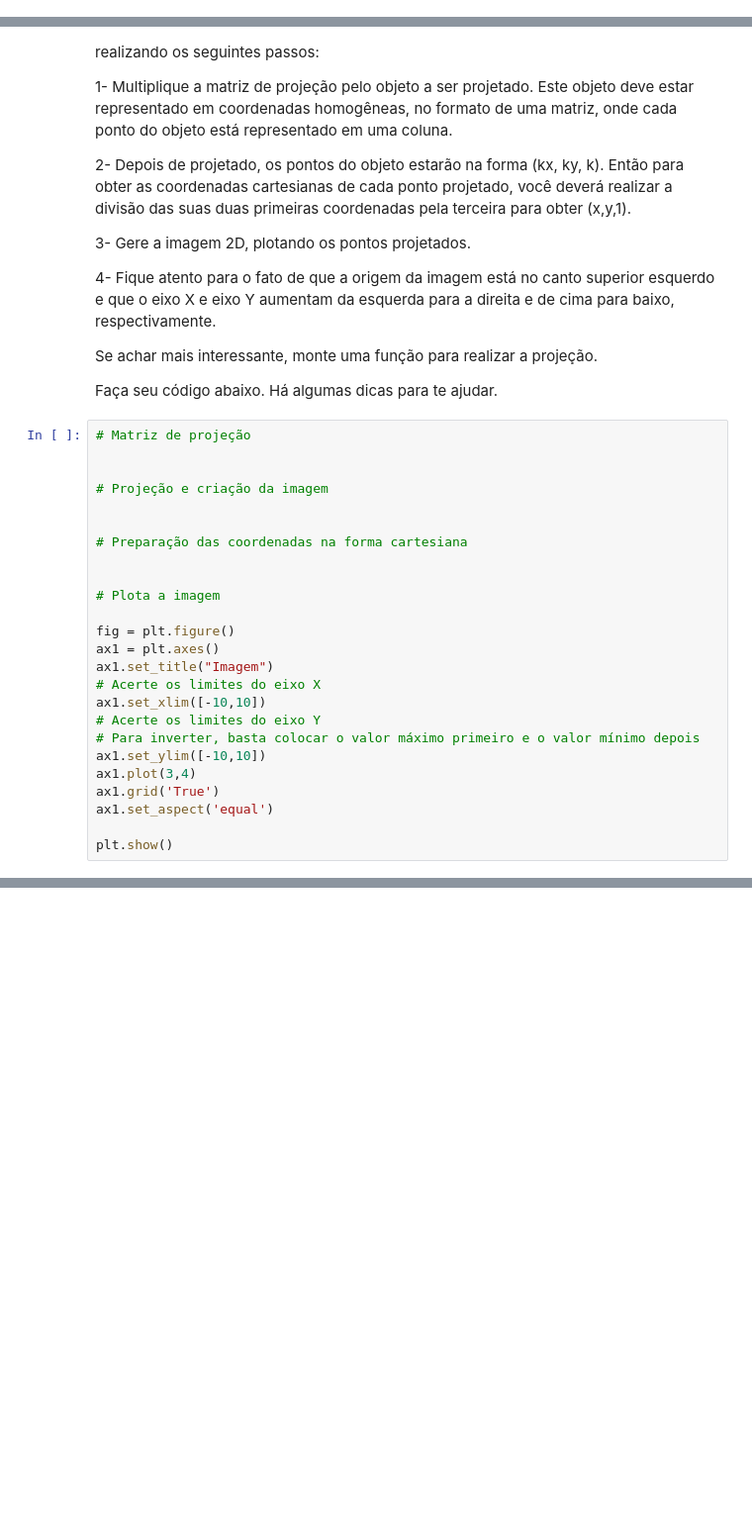
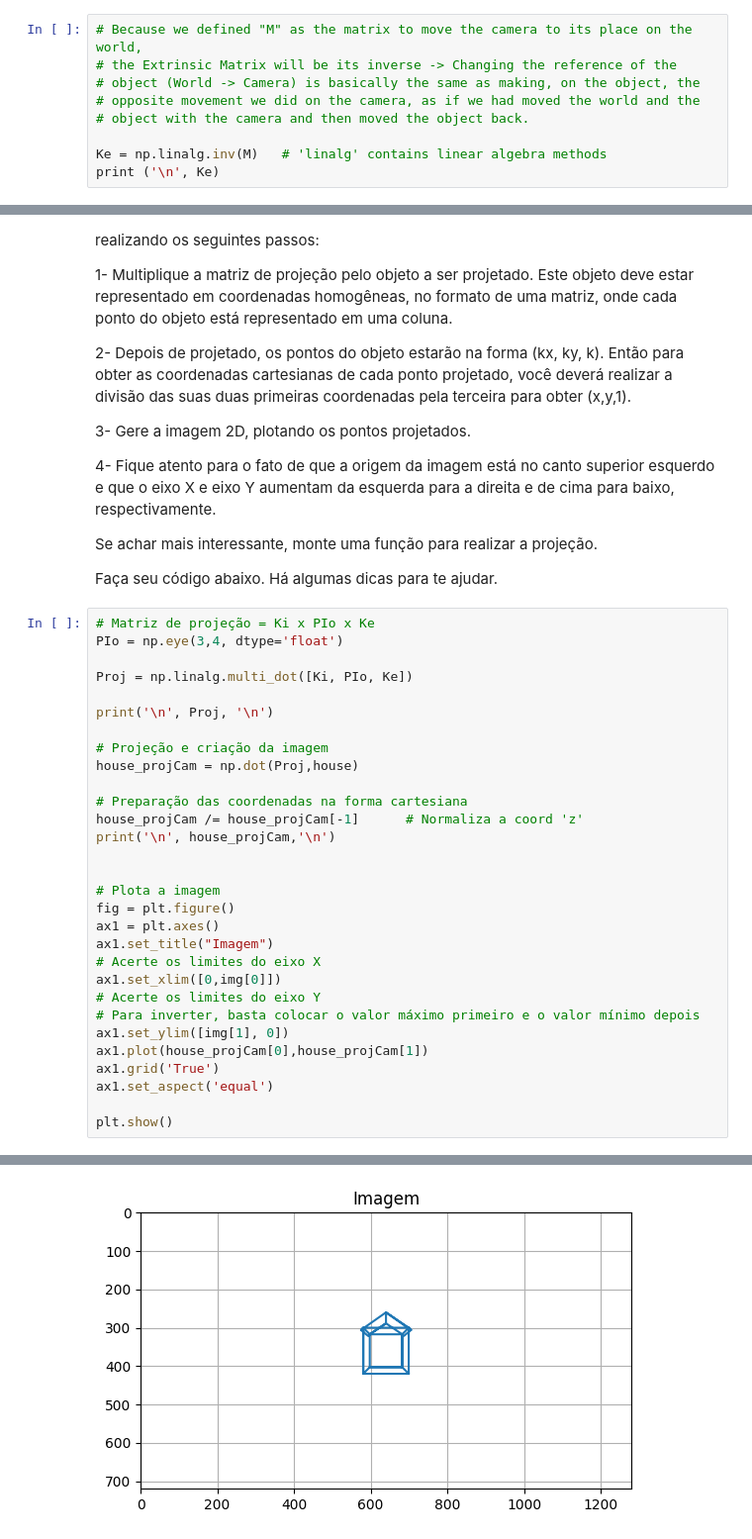
Before and after one commit to MauricioPimenta/ComputerVision, a Jupyter notebook: Mauricio_Bittencourt_Pimenta_projecao_pinhole.ipynb, the cells around one changed output, grey strips where cells are left out. Shown at 99% size. Saved outputs shown, nothing was run; the diff lists cells and outputs as text; blank space fills up the shorter version.

```diff
--- a/Mauricio_Bittencourt_Pimenta_projecao_pinhole.ipynb
+++ b/Mauricio_Bittencourt_Pimenta_projecao_pinhole.ipynb
@@ -186,3 +253,12 @@ Faça seu código abaixo.
 Baseado nas rotações e translação feitas para posicionamento da câmera, defina a matriz de parâmetros extrínsecos.
 
 Faça o código aqui.
+# %%
+# Because we defined "M" as the matrix to move the camera to its place on the world,
+# the Extrinsic Matrix will be its inverse -> Changing the reference of the
+# object (World -> Camera) is basically the same as making, on the object, the
+# opposite movement we did on the camera, as if we had moved the world and the
+# object with the camera and then moved the object back.
+
+Ke = np.linalg.inv(M)   # 'linalg' contains linear algebra methods
+print ('\n', Ke)
@@ -203,27 +284,33 @@ Se achar mais interessante, monte uma função para realizar a projeção.
 
 Faça seu código abaixo. Há algumas dicas para te ajudar.
 # %%
-# Matriz de projeção
+# Matriz de projeção = Ki x PIo x Ke
+PIo = np.eye(3,4, dtype='float')
 
+Proj = np.linalg.multi_dot([Ki, PIo, Ke])
+
+print('\n', Proj, '\n')
 
 # Projeção e criação da imagem
-
+house_projCam = np.dot(Proj,house)
 
 # Preparação das coordenadas na forma cartesiana
+house_projCam /= house_projCam[-1]      # Normaliza a coord 'z'
+print('\n', house_projCam,'\n')
 
 
 # Plota a imagem
-
 fig = plt.figure()
 ax1 = plt.axes()
 ax1.set_title("Imagem")
 # Acerte os limites do eixo X
-ax1.set_xlim([-10,10])
+ax1.set_xlim([0,img[0]])
 # Acerte os limites do eixo Y
 # Para inverter, basta colocar o valor máximo primeiro e o valor mínimo depois
-ax1.set_ylim([-10,10])
-ax1.plot(3,4)
+ax1.set_ylim([img[1], 0])
+ax1.plot(house_projCam[0],house_projCam[1])
 ax1.grid('True')
 ax1.set_aspect('equal')
 
 plt.show()
+# %% [output]
@@ -229,0 +334 @@ plt.show()
+[figure, added]
```
Also changed, not shown: parts of 8 cells of this notebook.
